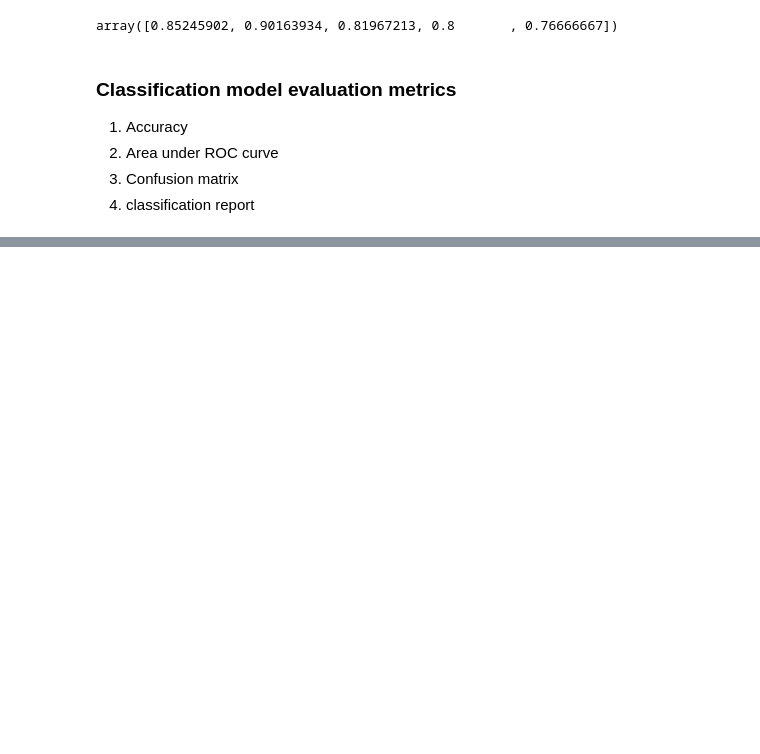
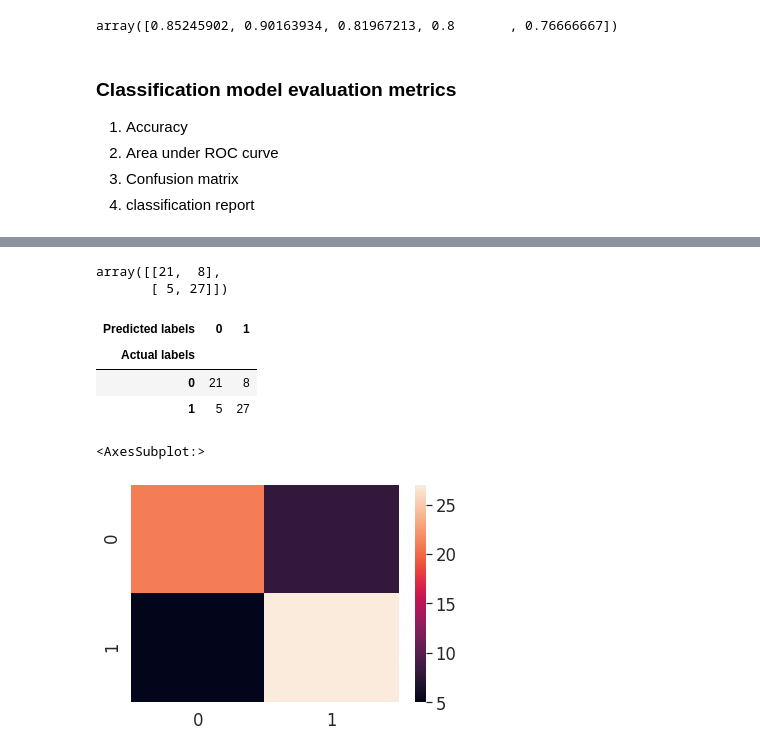
Before and after one commit to Rayani00/python, a Jupyter notebook: MLPerso/Scikit-learn/Introduction-to-scikiit-learn.ipynb, the cells around one changed output, grey strips where cells are left out. Drawn from its saved outputs; the diff is of its cells as text; code cells hidden in the pictures; blank space fills up the shorter version.

```diff
--- a/MLPerso/Scikit-learn/Introduction-to-scikiit-learn.ipynb
+++ b/MLPerso/Scikit-learn/Introduction-to-scikiit-learn.ipynb
@@ -1048,8 +1054,8 @@ from sklearn.ensemble import RandomForestClassifier
 np.random.seed(11)
 
 # Create our data
-X = heart_disease.drop('target', axis=1)
-y = heart_disease.target
+X = heartDisease.drop('target', axis=1)
+y = heartDisease.target
 
 # Split the data into train and test data
 X_train, X_test, y_train, y_test = train_test_split(X, y, test_size=0.2)
@@ -1062,5 +1068,5 @@ clf.fit(X_test, y_test)
 cvs = cross_val_score(clf, X, y, cv=5)
 
 # Calculate the mean accuracy
-print(f"heart disease classifier accuracy : {np.mean(cvs)*100:.2f}%")
+print(f"heart disease classifier Cross_validated accuracy : {np.mean(cvs)*100:.2f}%")
 # %% [output]
@@ -1067,0 +1176,35 @@ heart disease classifier accuracy : 83.46%
+# %%
+from sklearn.metrics import confusion_matrix
+
+y_preds = clf.predict(X_test)
+
+confusion_matrix(y_test, y_preds)
+# %% [output]
+array([[21,  8],
+       [ 5, 27]])
+# %%
+# Visualise confusion matrix with pd.crosstab
+pd.crosstab(y_test,
+            y_preds,
+            rownames=['Actual labels'],
+            colnames=['Predicted labels'])
+# %% [output]
+| Predicted labels | 0 | 1 |
+| Actual labels |  |  |
+| 0 | 21 | 8 |
+| 1 | 5 | 27 |
+# %%
+# Now let's make our confusion matrix looks more visual usin' Seaborn's heatmap()
+import seaborn as sns
+
+# Set the font scale
+sns.set(font_scale=1.5)
+
+# Create a confusion matrix
+conf_mat = confusion_matrix(y_test, y_preds)
+
+# Plot it using Seaborn
+sns.heatmap(conf_mat)
+# %% [output]
+<AxesSubplot:>
+[figure, added]
```
Also changed, not shown: parts of 94 cells of this notebook, 8 other files.
